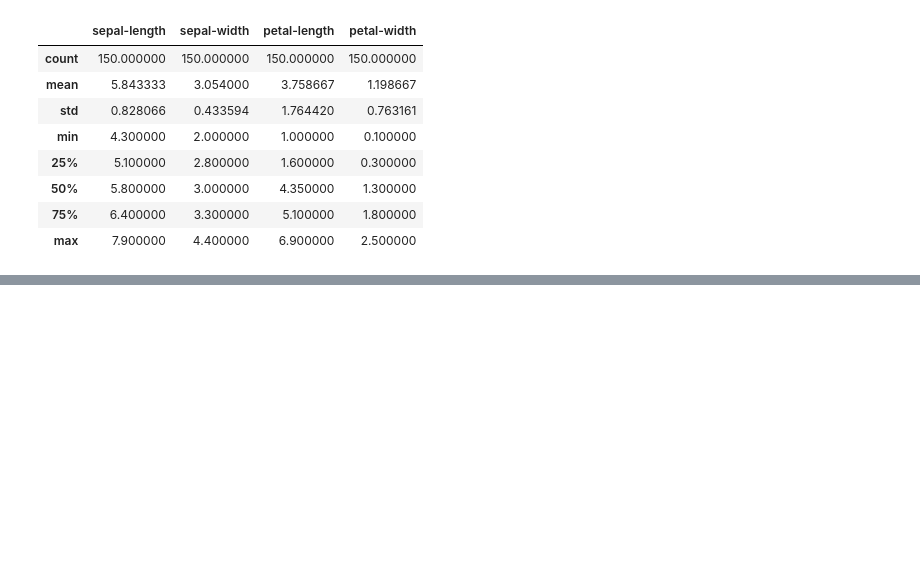
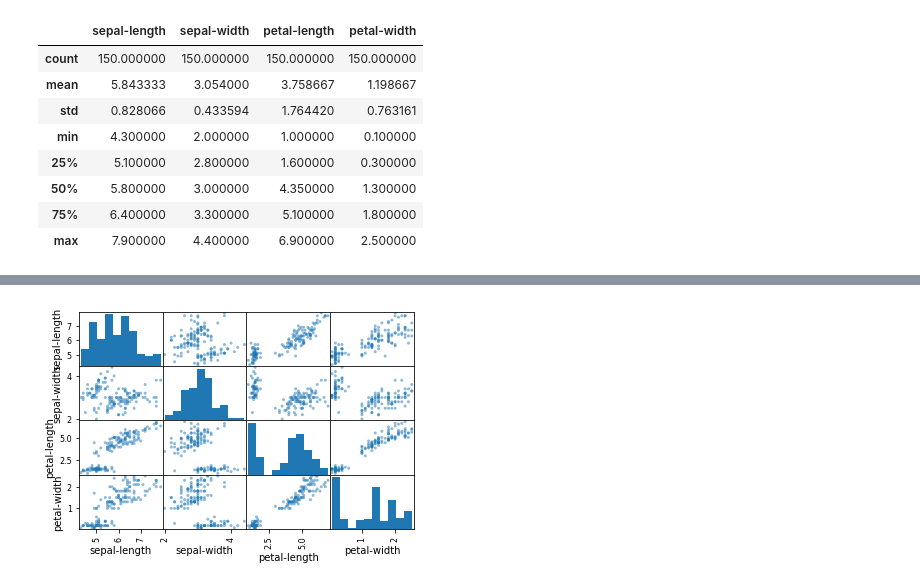
Before and after one commit to xiakshay/Machine-Learning, a Jupyter notebook: ML Learning/helloML.ipynb, the cells around one changed output, grey strips where cells are left out. Saved outputs shown, nothing was run; the diff lists cells and outputs as text; code cells hidden in the pictures; blank space fills up the shorter version.

```diff
--- a/ML Learning/helloML.ipynb
+++ b/ML Learning/helloML.ipynb
@@ -49,0 +69,5 @@ dataset.describe()
+# %%
+scatter_matrix(dataset)
+plt.show()
+# %% [output]
+[figure, added]
```
Also changed, not shown: parts of 3 cells of this notebook.
